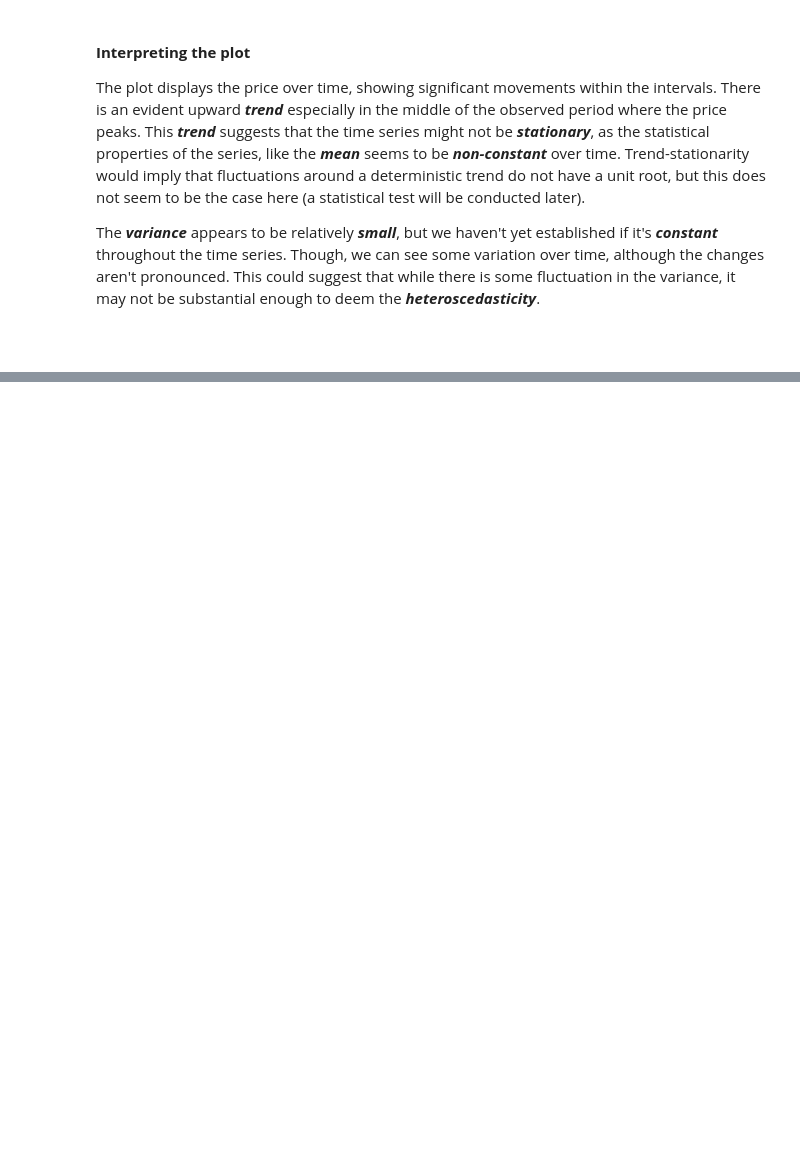
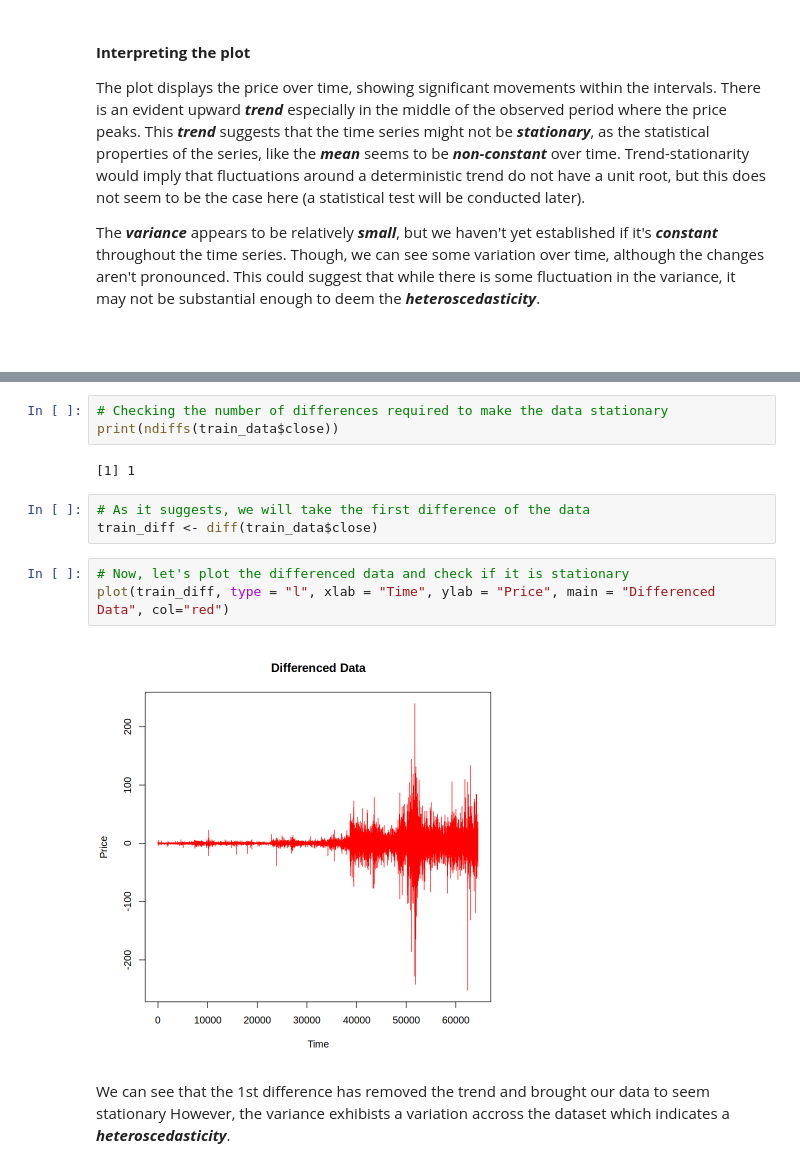
Before and after one commit to Djalal-H/TSA, a Jupyter notebook: main.ipynb, the cells around one changed output, grey strips where cells are left out. Saved outputs shown, nothing was run; the diff lists cells and outputs as text; blank space fills up the shorter version.

```diff
--- a/main.ipynb
+++ b/main.ipynb
@@ -115,0 +147,16 @@ Warning message in install.packages("forecast_8.22.0.tar.gz", lib = "."):
+# %%
+# Checking the number of differences required to make the data stationary
+print(ndiffs(train_data$close))
+# %% [output]
+[1] 1
+# %%
+# As it suggests, we will take the first difference of the data
+train_diff <- diff(train_data$close)
+# %%
+# Now, let's plot the differenced data and check if it is stationary
+plot(train_diff, type = "l", xlab = "Time", ylab = "Price", main = "Differenced Data", col="red")
+# %% [output]
+[figure, added]
+# %% [markdown]
+We can see that the 1st difference has removed the trend and brought our data to seem stationary
+However, the variance exhibists a variation accross the dataset which indicates a *__heteroscedasticity__*.
```
Also changed, not shown: parts of 29 cells of this notebook, 1 other file.
